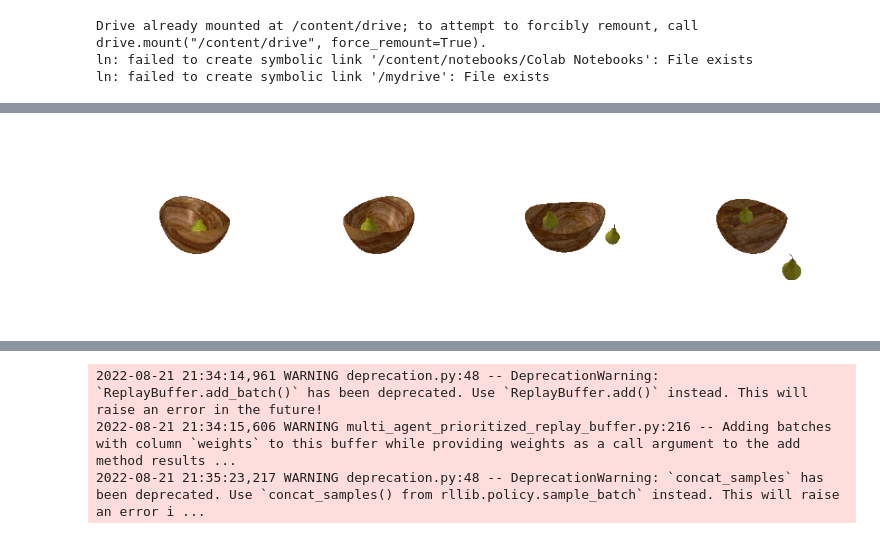
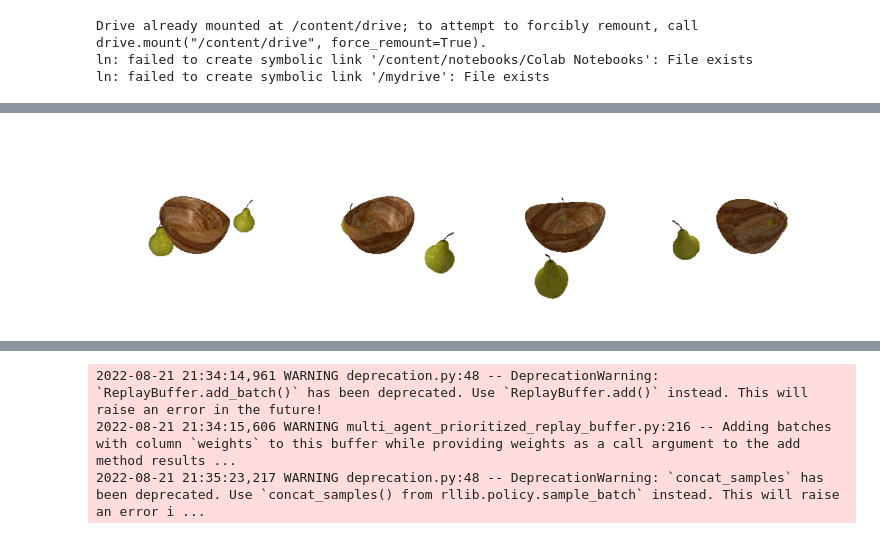
Before and after one commit to rosshalpin/clip-guided-scene-arrangement, a Jupyter notebook: Rllib_MultiAgent.ipynb, the cells around one changed output, grey strips where cells are left out. Drawn from its saved outputs; the diff is of its cells as text; code cells hidden in the pictures.

```diff
--- a/Rllib_MultiAgent.ipynb
+++ b/Rllib_MultiAgent.ipynb
@@ -114,7 +114,7 @@ class SceneObject():
       self._mesh = new_mesh
       self._scale = scale
       self._position = self._mesh_position()
-      self._prev_position = self._mesh_position()
+      self.prev_position = self._mesh_position()
 
     @property
     def mesh(self):
@@ -143,7 +143,7 @@ class SceneObject():
       self._set_position_helper(value)
 
     def reset_pos(self):
-      self._position = copy.deepcopy(self._prev_position)
+      self._position = copy.deepcopy(self.prev_position)
 
 class Scene():
   def __init__(self, meshes: list, azim, elev, dist):
@@ -201,11 +198,11 @@ from itertools import product
 
 DIRECTIONS = list(product(range(-1, 2), repeat=3))
 
-A_DIRECTIONS = [[a * 0.1 for a in b] for b in DIRECTIONS]
+A_DIRECTIONS = [[a * 0.2 for a in b] for b in DIRECTIONS]
 B_DIRECTIONS = [[a * 0.3 for a in b] for b in DIRECTIONS]
 C_DIRECTIONS = [[a * 0.6 for a in b] for b in DIRECTIONS]
-D_DIRECTIONS = [[a * 1 for a in b] for b in DIRECTIONS]
-ALL_DIRECTIONS = A_DIRECTIONS + B_DIRECTIONS + C_DIRECTIONS + D_DIRECTIONS
+D_DIRECTIONS = [[a * 0.8 for a in b] for b in DIRECTIONS]
+ALL_DIRECTIONS = A_DIRECTIONS + D_DIRECTIONS + B_DIRECTIONS + C_DIRECTIONS
 ACTIONS_MAP = {
   i: ALL_DIRECTIONS[i] for i in range(len(ALL_DIRECTIONS))
 }
@@ -214,7 +211,7 @@ ACTIONS_MAP = {
 CAMERA_CONFIG = {
   'azim': torch.linspace(0, 180, 4),
   'elev': [30],
-  'dist': 7
+  'dist': 4
 }
 
 GUIDE = "A bowl of fruit"
@@ -587,26 +587,27 @@ import ray.rllib.algorithms.dqn as dqn
 dqn.DEFAULT_CONFIG.copy()
 # %%
 from ray.rllib.algorithms.dqn import DQN
-
+cuda.empty_cache()
 dqn_agent = DQN(
     env="discrete_clip_guided",
     config={
         'num_atoms': 10,
-        'v_max': 10,
-        'v_min': -10,
+        'v_max': 20,
+        'v_min': -20,
         "num_workers": 0,
         "num_gpus": 1,
         'hiddens': [256, 256],
-        "gamma": 0.80,
-        "n_step": 500,
+        "gamma": 0.90,
+        "n_step": 2000,
         # "framework": "torch",
         # "noisy": True,
-        'grad_clip': 40.0,
-        'min_train_timesteps_per_iteration': 3072,
+        'grad_clip': 10.0,
+        'min_train_timesteps_per_iteration': 10000,
         'metrics_num_episodes_for_smoothing': 3,
-        'horizon': 500,
-        'lr': 0.02,
-        'train_batch_size': 500,
+        'horizon': 2000,
+        'lr': 0.001,
+        'train_batch_size': 2000,
     },
 )
+cuda.empty_cache()
 # %% [output]
@@ -676,10 +665,13 @@ test_env = BasicMultiAgent()
 # %%
 obs = test_env.reset()
 
-for i in range(100):
+for i in range(500):
   action = {}
   for agent_id, agent_obs in obs.items():
       action[agent_id] = dqn_agent.compute_single_action(agent_obs, policy_id='default_policy')
   obs, reward, done, info = test_env.step(action)
+  print(action, obs)
   if all(done):
     break
+
+cuda.empty_cache()
@@ -686,8 +696,10 @@ for i in range(100):
 # %%
 images, scene = get_scene(test_env.input_objs, test_env.best_obs)
+cuda.empty_cache()
 image_grid(images, rows=1, cols=4, rgb=True)
+cuda.empty_cache()
 # %% [output]
-[figure, old version]
+[figure, new version]
 # %%
 plot_batch_individually(scene)
 # %% [output]
```
Also changed, not shown: parts of 16 cells of this notebook.
